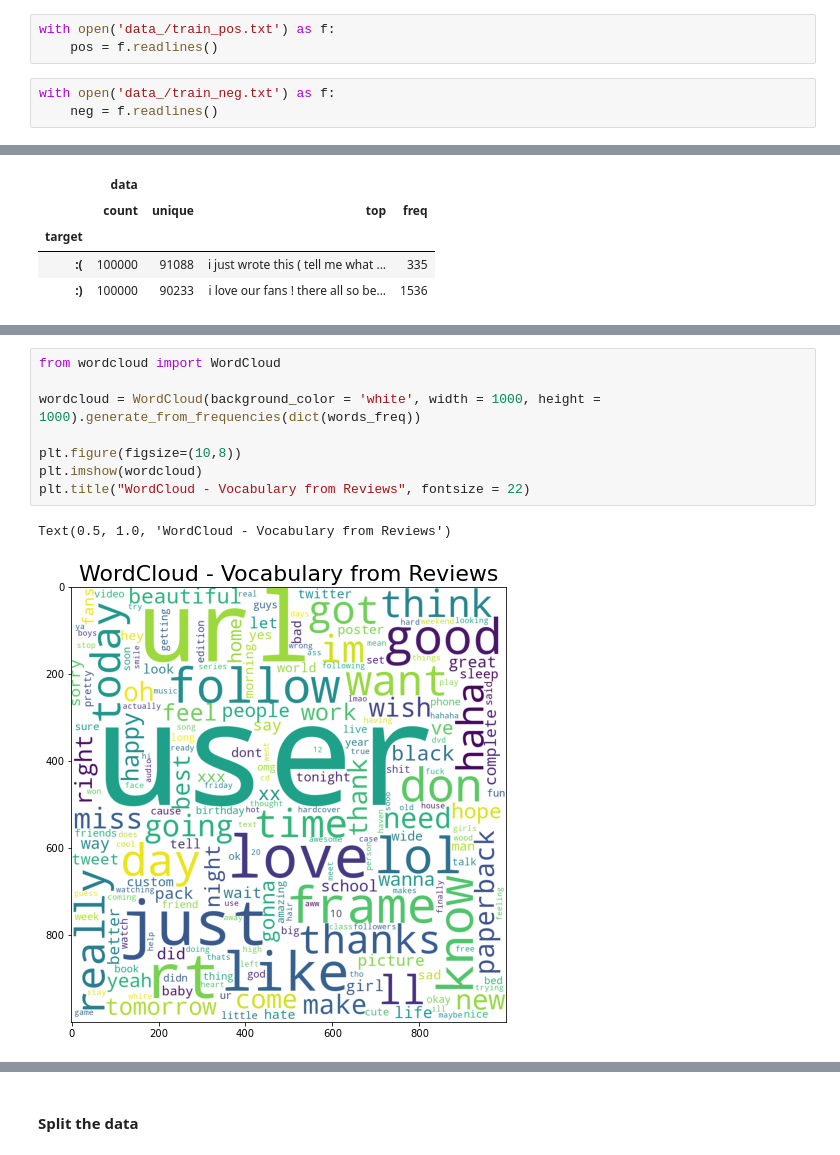
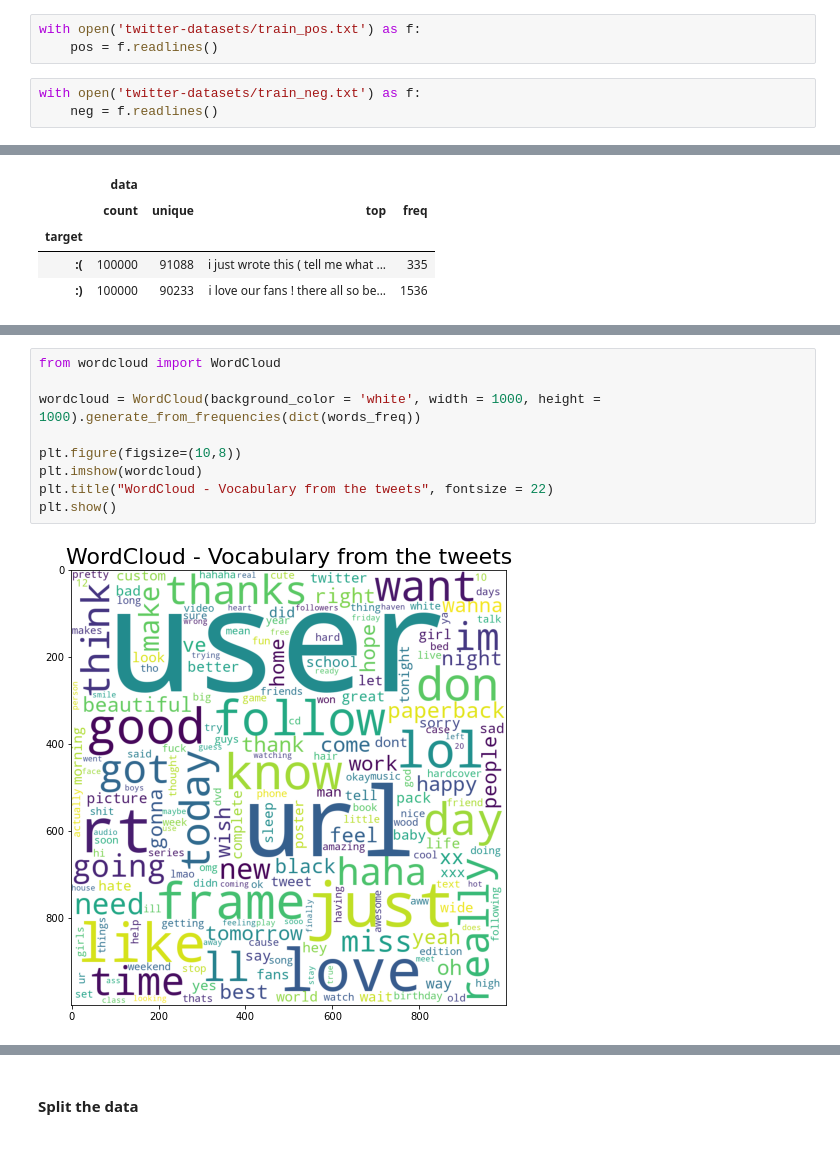
Before and after one commit to npont/ML_Sentiment_Analysis, a Jupyter notebook: run_file.ipynb, the cells around one changed output, grey strips where cells are left out. Saved outputs shown, nothing was run; the diff lists cells and outputs as text.

```diff
--- a/run_file.ipynb
+++ b/run_file.ipynb
@@ -15,10 +15,10 @@ from cooc import *
 #rom glove_template import *
 from pickle_vocab import *
 # %%
-with open('data_/train_pos.txt') as f:
+with open('twitter-datasets/train_pos.txt') as f:
     pos = f.readlines()
 # %%
-with open('data_/train_neg.txt') as f:
+with open('twitter-datasets/train_neg.txt') as f:
     neg = f.readlines()
 # %%
 train=pos+neg
@@ -65,12 +82,12 @@ Text(0.5, 1.0, 'Most Frequently Occuring Words - Top 30')
 # %%
 from wordcloud import WordCloud
 
 wordcloud = WordCloud(background_color = 'white', width = 1000, height = 1000).generate_from_frequencies(dict(words_freq))
 
 plt.figure(figsize=(10,8))
 plt.imshow(wordcloud)
-plt.title("WordCloud - Vocabulary from Reviews", fontsize = 22)
+plt.title("WordCloud - Vocabulary from the tweets", fontsize = 22)
+plt.show()
 # %% [output]
-Text(0.5, 1.0, 'WordCloud - Vocabulary from Reviews')
-[figure, old version]
+[figure, new version]
 # %%
```
Also changed, not shown: parts of 14 cells of this notebook.
